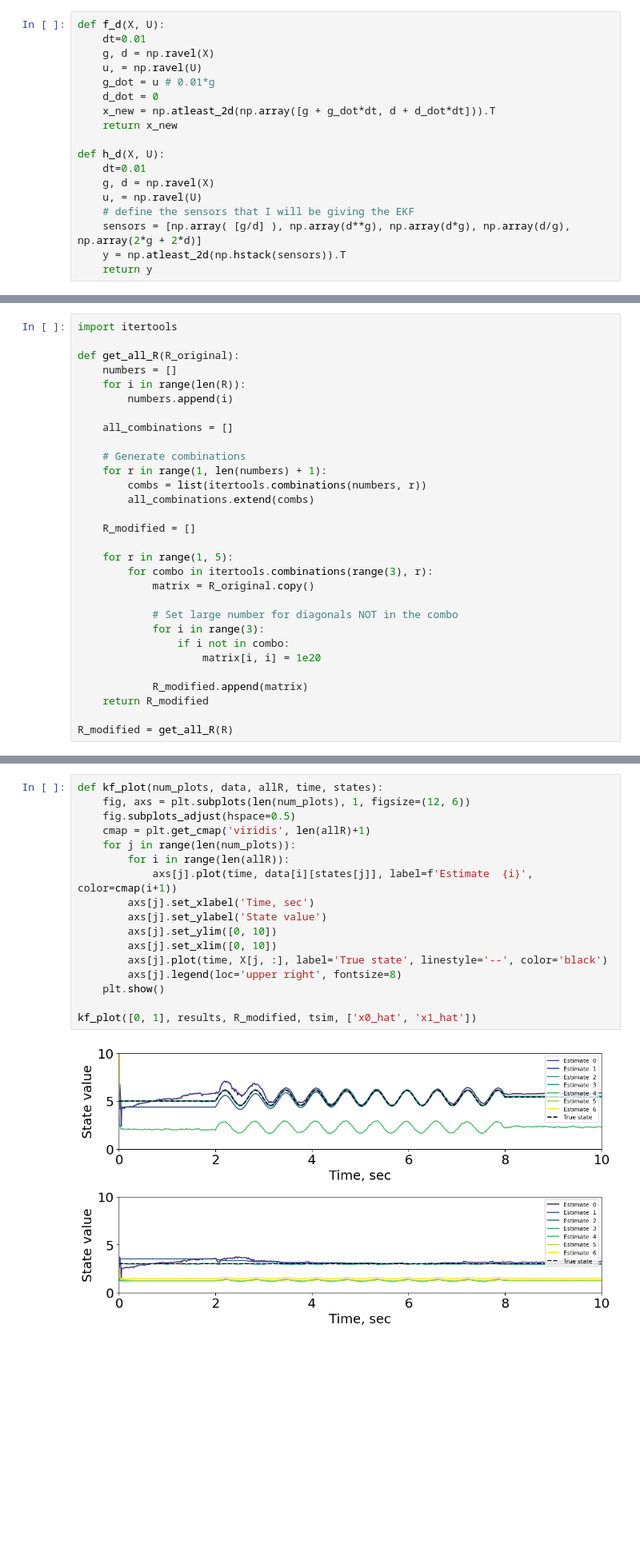
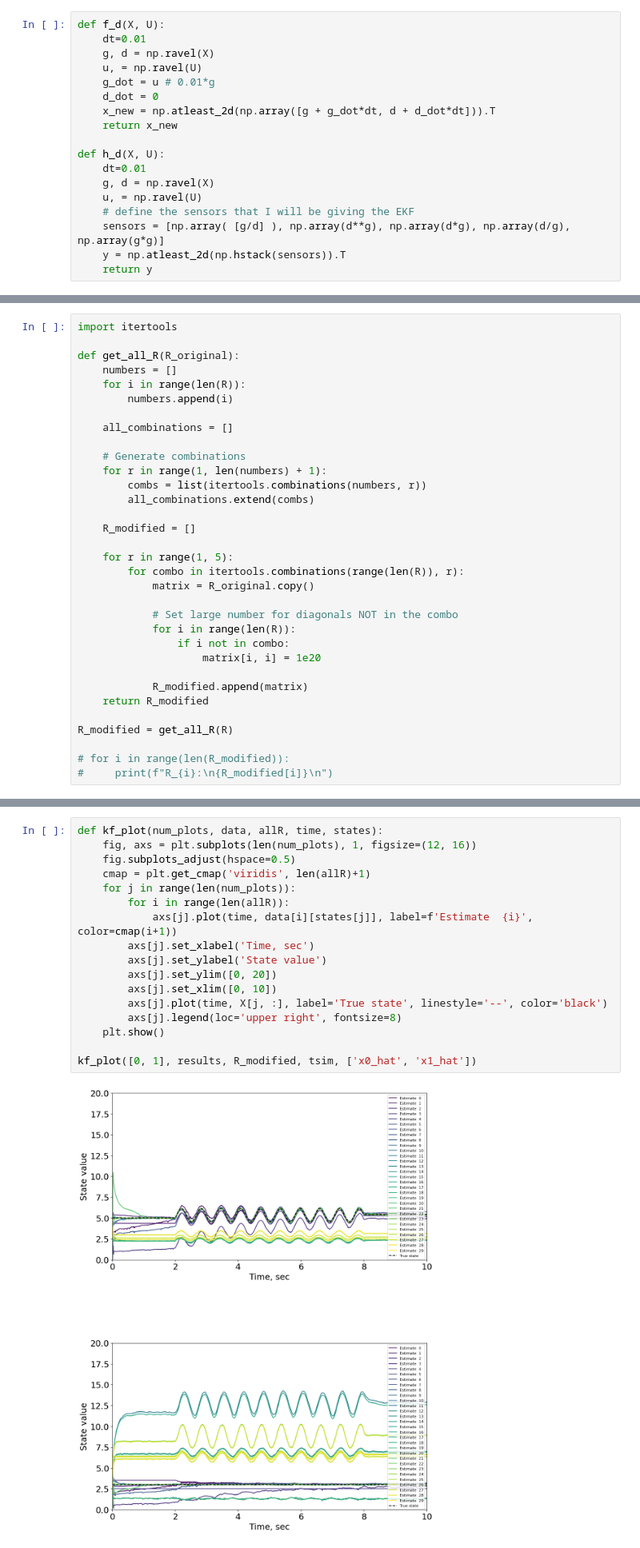
Before and after one commit to jadenmecham/First-Project, a Jupyter notebook: 4 - Nonlinear Camera/5C_EKF_UKF_monocamera_corrected.ipynb, the cells around one changed output, grey strips where cells are left out. Shown at 80% size. Saved outputs shown, nothing was run; the diff lists cells and outputs as text; blank space fills up the shorter version.

Commit message:
works but sensor id still seems a little weird

```diff
--- a/4 - Nonlinear Camera/5C_EKF_UKF_monocamera_corrected.ipynb
+++ b/4 - Nonlinear Camera/5C_EKF_UKF_monocamera_corrected.ipynb
@@ -163,7 +163,7 @@ def h_d(X, U):
     g, d = np.ravel(X)
     u, = np.ravel(U)
     # define the sensors that I will be giving the EKF
-    sensors = [np.array( [g/d] ), np.array(d**g), np.array(d*g), np.array(d/g), np.array(2*g + 2*d)]
+    sensors = [np.array( [g/d] ), np.array(d**g), np.array(d*g), np.array(d/g), np.array(g*g)]
     y = np.atleast_2d(np.hstack(sensors)).T
     return y
 # %% [markdown]
@@ -186,11 +186,11 @@ def get_all_R(R_original):
     R_modified = []
 
     for r in range(1, 5):
-        for combo in itertools.combinations(range(3), r):
+        for combo in itertools.combinations(range(len(R)), r):
             matrix = R_original.copy()
 
             # Set large number for diagonals NOT in the combo
-            for i in range(3):
+            for i in range(len(R)):
                 if i not in combo:
                     matrix[i, i] = 1e20
 
@@ -198,6 +198,9 @@ def get_all_R(R_original):
     return R_modified
 
 R_modified = get_all_R(R)
+
+# for i in range(len(R_modified)):
+#     print(f"R_{i}:\n{R_modified[i]}\n")
 # %%
 import pandas as pd
 
@@ -221,23 +224,23 @@ for i in range(len(R_modified)):
 Plot the results of the EKF without considering the 3 sigma bounds.
 # %%
 def kf_plot(num_plots, data, allR, time, states):
-    fig, axs = plt.subplots(len(num_plots), 1, figsize=(12, 6))
+    fig, axs = plt.subplots(len(num_plots), 1, figsize=(12, 16))
     fig.subplots_adjust(hspace=0.5)
     cmap = plt.get_cmap('viridis', len(allR)+1)
     for j in range(len(num_plots)):
         for i in range(len(allR)):
             axs[j].plot(time, data[i][states[j]], label=f'Estimate  {i}', color=cmap(i+1))
         axs[j].set_xlabel('Time, sec')
         axs[j].set_ylabel('State value')
-        axs[j].set_ylim([0, 10])
+        axs[j].set_ylim([0, 20])
         axs[j].set_xlim([0, 10])
         axs[j].plot(time, X[j, :], label='True state', linestyle='--', color='black')
         axs[j].legend(loc='upper right', fontsize=8)
     plt.show()
 
 kf_plot([0, 1], results, R_modified, tsim, ['x0_hat', 'x1_hat'])
 # %% [output]
-[figure, old version]
+[figure, new version]
 # %% [markdown]
 # Cramer Rao Bound
 # %% [markdown]
```
Also changed, not shown: parts of 10 cells of this notebook.
